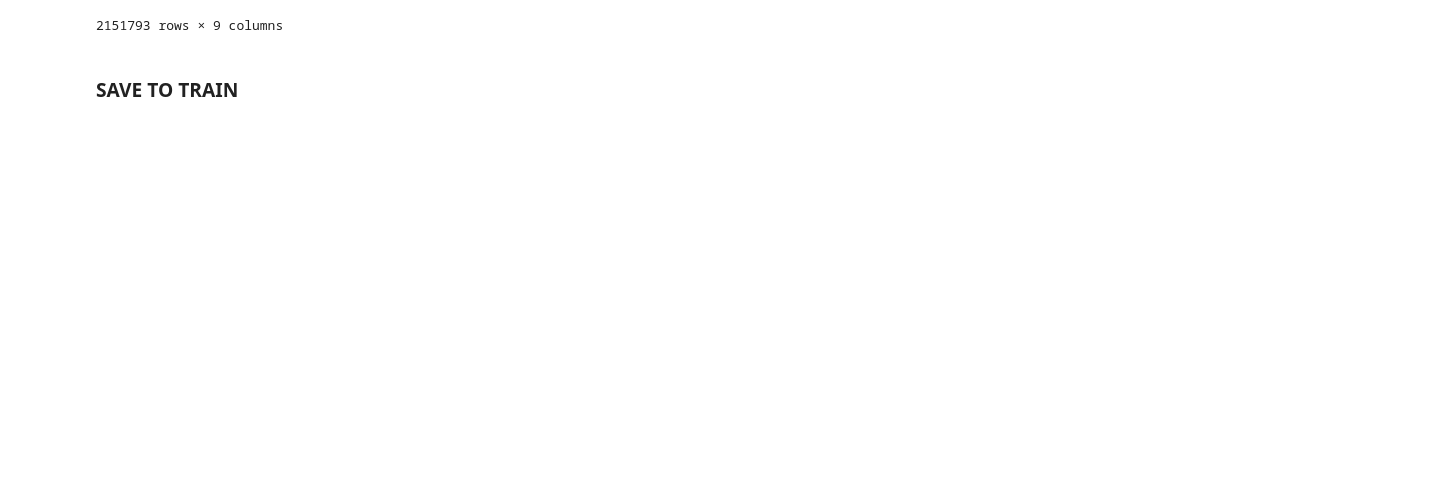
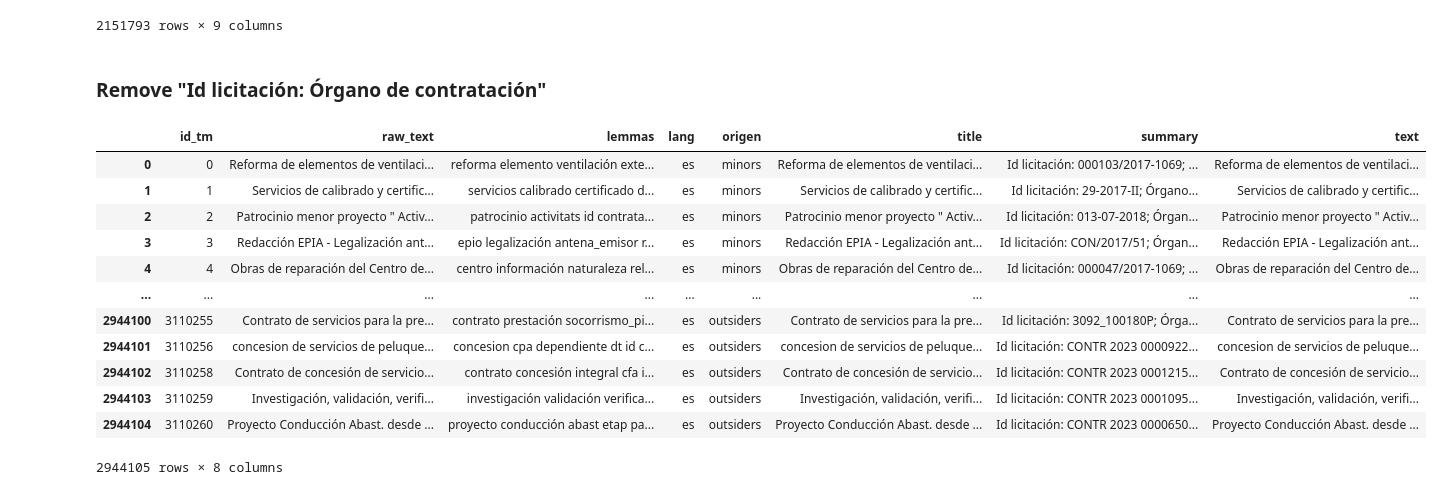
Before and after one commit to nextprocurement/NP-Search-Tool, a Jupyter notebook: aux_scripts/get_tr_parquets.ipynb, the cells around one changed output. Drawn from its saved outputs; the diff is of its cells as text; code cells hidden in the pictures; blank space fills up the shorter version.

```diff
--- a/aux_scripts/get_tr_parquets.ipynb
+++ b/aux_scripts/get_tr_parquets.ipynb
@@ -196,5 +197,3 @@ merged_df[merged_df.origen == "minors"]
 | 2167960 | 2167960 | minors | Cm/2023/0007 adquisición software... | Id licitación: 2023-15-00-004936/... | nan | Cm/2023/0007 adquisición software... | es | Lote alimentos como atención prot... | lote alimento atención_protocolar... |
 | 2167961 | 2167961 | minors | Servicios de Otros (atencion sani... | Id licitación: CTRO/28/80/2024/00... | nan | Servicios de Otros (atencion sani... | es | Suministro de calorímetro de mort... | suministro calorímetro mortero id... |
 2151793 rows × 9 columns
-# %% [markdown]
-### SAVE TO TRAIN
@@ -206,0 +200,23 @@ df_save.to_parquet(path_save)
+# %% [markdown]
+### Remove "Id licitación: Órgano de contratación"
+# %%
+path_processed = pathlib.Path("/export/usuarios_ml4ds/lbartolome/NextProcurement/NP-Search-Tool/sample_data/all_processed/md_sin_lote_es.parquet")
+path_raw = pathlib.Path("/export/usuarios_ml4ds/lbartolome/NextProcurement/NP-Search-Tool/sample_data/all_processed/minors_insiders_outsiders_origen_sin_lot_info.parquet")
+df = pd.read_parquet(path_processed)
+df2 = pd.read_parquet(path_raw)
+df = pd.merge(df,df2,how='left', on='id_tm')
+df
+# %% [output]
+|  | id_tm | raw_text | lemmas | lang | origen | title | summary | text |
+| 0 | 0 | Reforma de elementos de ventilaci... | reforma elemento ventilación exte... | es | minors | Reforma de elementos de ventilaci... | Id licitación: 000103/2017-1069; ... | Reforma de elementos de ventilaci... |
+| 1 | 1 | Servicios de calibrado y certific... | servicios calibrado certificado d... | es | minors | Servicios de calibrado y certific... | Id licitación: 29-2017-II; Órgano... | Servicios de calibrado y certific... |
+| 2 | 2 | Patrocinio menor proyecto " Activ... | patrocinio activitats id contrata... | es | minors | Patrocinio menor proyecto " Activ... | Id licitación: 013-07-2018; Órgan... | Patrocinio menor proyecto " Activ... |
+| 3 | 3 | Redacción EPIA - Legalización ant... | epio legalización antena_emisor r... | es | minors | Redacción EPIA - Legalización ant... | Id licitación: CON/2017/51; Órgan... | Redacción EPIA - Legalización ant... |
+| 4 | 4 | Obras de reparación del Centro de... | centro información naturaleza rel... | es | minors | Obras de reparación del Centro de... | Id licitación: 000047/2017-1069; ... | Obras de reparación del Centro de... |
+| ... | ... | ... | ... | ... | ... | ... | ... | ... |
+| 2944100 | 3110255 | Contrato de servicios para la pre... | contrato prestación socorrismo_pi... | es | outsiders | Contrato de servicios para la pre... | Id licitación: 3092_100180P; Órga... | Contrato de servicios para la pre... |
+| 2944101 | 3110256 | concesion de servicios de peluque... | concesion cpa dependiente dt id c... | es | outsiders | concesion de servicios de peluque... | Id licitación: CONTR 2023 0000922... | concesion de servicios de peluque... |
+| 2944102 | 3110258 | Contrato de concesión de servicio... | contrato concesión integral cfa i... | es | outsiders | Contrato de concesión de servicio... | Id licitación: CONTR 2023 0001215... | Contrato de concesión de servicio... |
+| 2944103 | 3110259 | Investigación, validación, verifi... | investigación validación verifica... | es | outsiders | Investigación, validación, verifi... | Id licitación: CONTR 2023 0001095... | Investigación, validación, verifi... |
+| 2944104 | 3110260 | Proyecto Conducción Abast. desde ... | proyecto conducción abast etap pa... | es | outsiders | Proyecto Conducción Abast. desde ... | Id licitación: CONTR 2023 0000650... | Proyecto Conducción Abast. desde ... |
+2944105 rows × 8 columns
```
Also changed, not shown: parts of 8 cells of this notebook, 11 other files.
